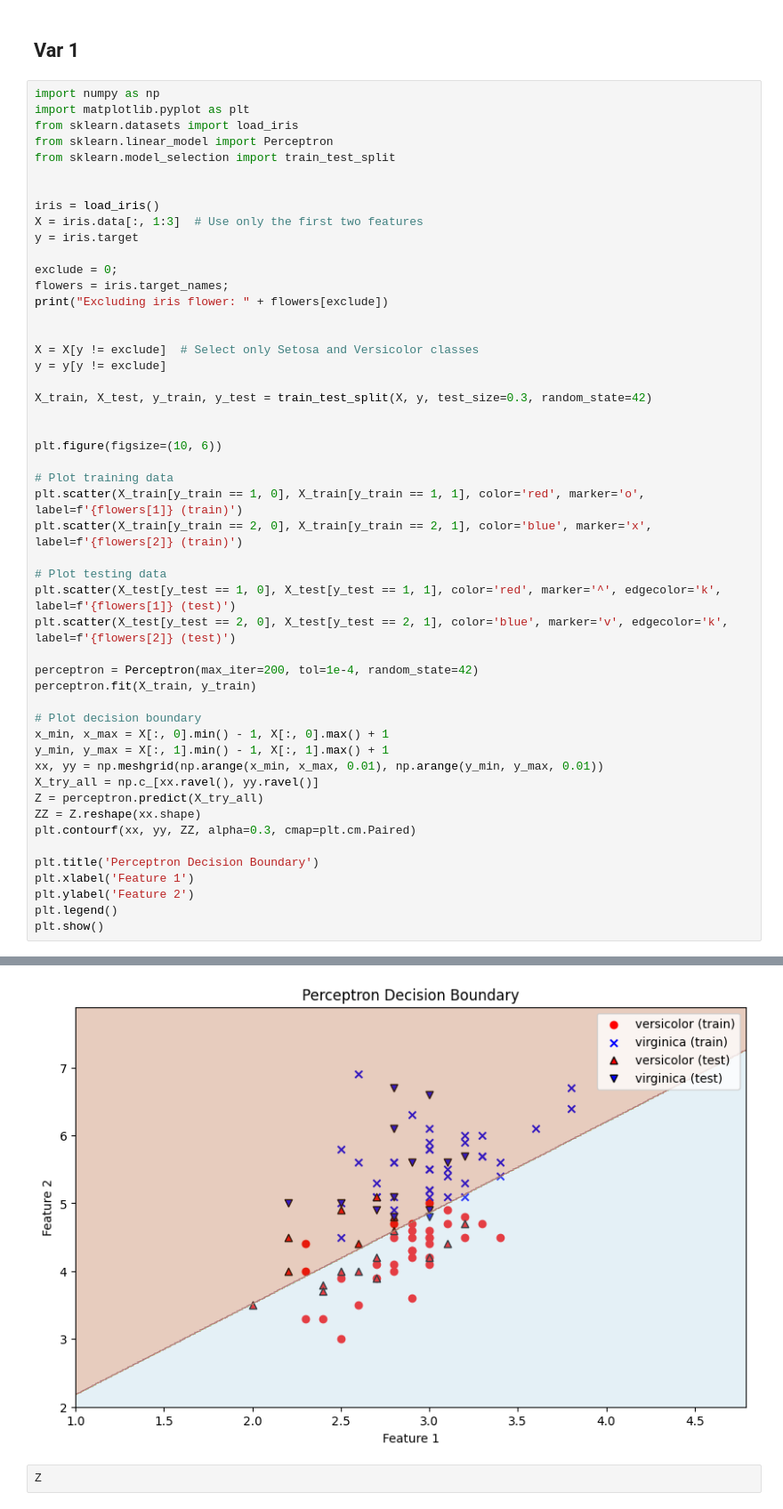
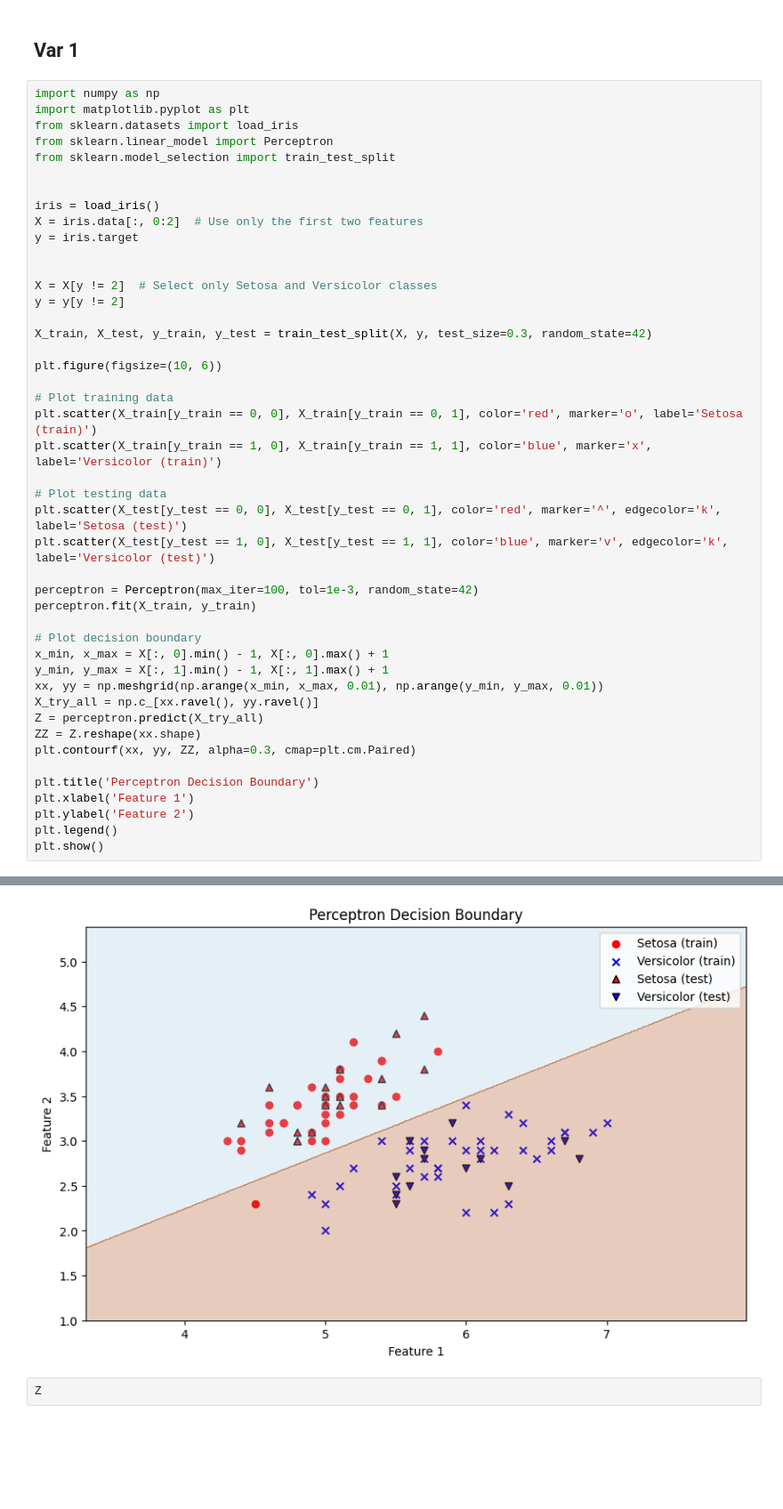
Before and after one commit to EmilisGit/Deep_learning, a Jupyter notebook: Perceptron.ipynb, the cells around one changed output, grey strips where cells are left out. Shown at 89% size. Saved outputs shown, nothing was run; the diff lists cells and outputs as text; blank space fills up the shorter version.

```diff
--- a/Perceptron.ipynb
+++ b/Perceptron.ipynb
@@ -13,31 +13,26 @@ from sklearn.model_selection import train_test_split
 
 
 iris = load_iris()
-X = iris.data[:, 1:3]  # Use only the first two features
+X = iris.data[:, 0:2]  # Use only the first two features
 y = iris.target
 
-exclude = 0;
-flowers = iris.target_names;
-print("Excluding iris flower: " + flowers[exclude])
 
-
-X = X[y != exclude]  # Select only Setosa and Versicolor classes
-y = y[y != exclude]
+X = X[y != 2]  # Select only Setosa and Versicolor classes
+y = y[y != 2]
 
 X_train, X_test, y_train, y_test = train_test_split(X, y, test_size=0.3, random_state=42)
-
 
 plt.figure(figsize=(10, 6))
 
 # Plot training data
-plt.scatter(X_train[y_train == 1, 0], X_train[y_train == 1, 1], color='red', marker='o', label=f'{flowers[1]} (train)')
-plt.scatter(X_train[y_train == 2, 0], X_train[y_train == 2, 1], color='blue', marker='x', label=f'{flowers[2]} (train)')
+plt.scatter(X_train[y_train == 0, 0], X_train[y_train == 0, 1], color='red', marker='o', label='Setosa (train)')
+plt.scatter(X_train[y_train == 1, 0], X_train[y_train == 1, 1], color='blue', marker='x', label='Versicolor (train)')
 
 # Plot testing data
-plt.scatter(X_test[y_test == 1, 0], X_test[y_test == 1, 1], color='red', marker='^', edgecolor='k', label=f'{flowers[1]} (test)')
-plt.scatter(X_test[y_test == 2, 0], X_test[y_test == 2, 1], color='blue', marker='v', edgecolor='k', label=f'{flowers[2]} (test)')
+plt.scatter(X_test[y_test == 0, 0], X_test[y_test == 0, 1], color='red', marker='^', edgecolor='k', label='Setosa (test)')
+plt.scatter(X_test[y_test == 1, 0], X_test[y_test == 1, 1], color='blue', marker='v', edgecolor='k', label='Versicolor (test)')
 
-perceptron = Perceptron(max_iter=200, tol=1e-4, random_state=42)
+perceptron = Perceptron(max_iter=100, tol=1e-3, random_state=42)
 perceptron.fit(X_train, y_train)
 
 # Plot decision boundary
@@ -59,4 +53,4 @@ Excluding iris flower: setosa
-[figure, old version]
+[figure, new version]
 # %%
 Z
 # %% [output]
```
Also changed, not shown: parts of 3 cells of this notebook.
